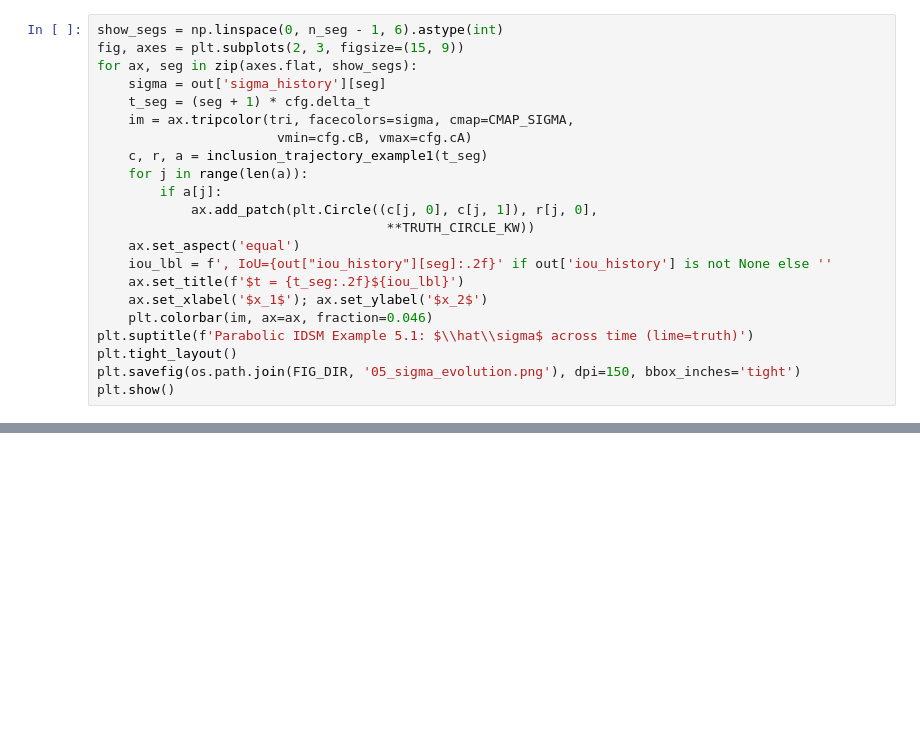
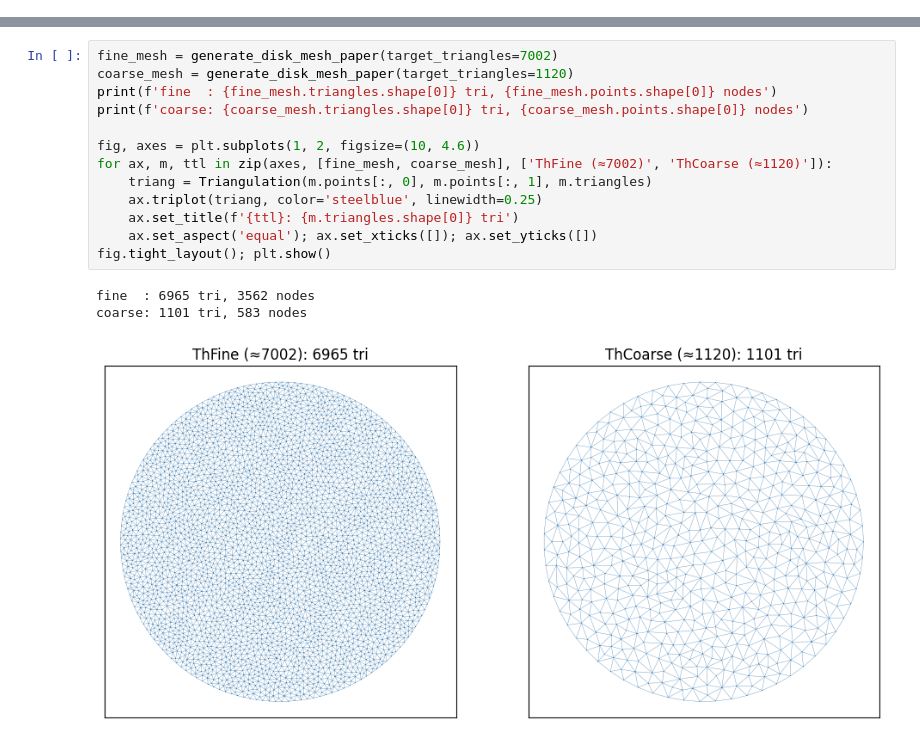
Before and after one commit to atom525/IDSM-easy-to-begin, a Jupyter notebook: notebooks/05_parabolic_idsm.ipynb, the cells around one changed output, grey strips where cells are left out. Drawn from its saved outputs; the diff is of its cells as text; blank space fills up the shorter version.

```diff
--- a/notebooks/05_parabolic_idsm.ipynb
+++ b/notebooks/05_parabolic_idsm.ipynb
@@ -301,22 +0,0 @@ We display six snapshots of $\hat\sigma(\cdot, t_n)$ overlaid with the ground-tr
-# %%
-show_segs = np.linspace(0, n_seg - 1, 6).astype(int)
-fig, axes = plt.subplots(2, 3, figsize=(15, 9))
-for ax, seg in zip(axes.flat, show_segs):
-    sigma = out['sigma_history'][seg]
-    t_seg = (seg + 1) * cfg.delta_t
-    im = ax.tripcolor(tri, facecolors=sigma, cmap=CMAP_SIGMA,
-                       vmin=cfg.cB, vmax=cfg.cA)
-    c, r, a = inclusion_trajectory_example1(t_seg)
-    for j in range(len(a)):
-        if a[j]:
-            ax.add_patch(plt.Circle((c[j, 0], c[j, 1]), r[j, 0],
-                                     **TRUTH_CIRCLE_KW))
-    ax.set_aspect('equal')
-    iou_lbl = f', IoU={out["iou_history"][seg]:.2f}' if out['iou_history'] is not None else ''
-    ax.set_title(f'$t = {t_seg:.2f}${iou_lbl}')
-    ax.set_xlabel('$x_1$'); ax.set_ylabel('$x_2$')
-    plt.colorbar(im, ax=ax, fraction=0.046)
-plt.suptitle(f'Parabolic IDSM Example 5.1: $\\hat\\sigma$ across time (lime=truth)')
-plt.tight_layout()
-plt.savefig(os.path.join(FIG_DIR, '05_sigma_evolution.png'), dpi=150, bbox_inches='tight')
-plt.show()
@@ -542,0 +64,17 @@ Within the notebook's reduced budget the residual usually falls below `tolerance
+# %%
+fine_mesh = generate_disk_mesh_paper(target_triangles=7002)
+coarse_mesh = generate_disk_mesh_paper(target_triangles=1120)
+print(f'fine  : {fine_mesh.triangles.shape[0]} tri, {fine_mesh.points.shape[0]} nodes')
+print(f'coarse: {coarse_mesh.triangles.shape[0]} tri, {coarse_mesh.points.shape[0]} nodes')
+
+fig, axes = plt.subplots(1, 2, figsize=(10, 4.6))
+for ax, m, ttl in zip(axes, [fine_mesh, coarse_mesh], ['ThFine (≈7002)', 'ThCoarse (≈1120)']):
+    triang = Triangulation(m.points[:, 0], m.points[:, 1], m.triangles)
+    ax.triplot(triang, color='steelblue', linewidth=0.25)
+    ax.set_title(f'{ttl}: {m.triangles.shape[0]} tri')
+    ax.set_aspect('equal'); ax.set_xticks([]); ax.set_yticks([])
+fig.tight_layout(); plt.show()
+# %% [output]
+fine  : 6965 tri, 3562 nodes
+coarse: 1101 tri, 583 nodes
+[figure, added]
```
Also changed, not shown: parts of 39 cells of this notebook, 20 other files.
